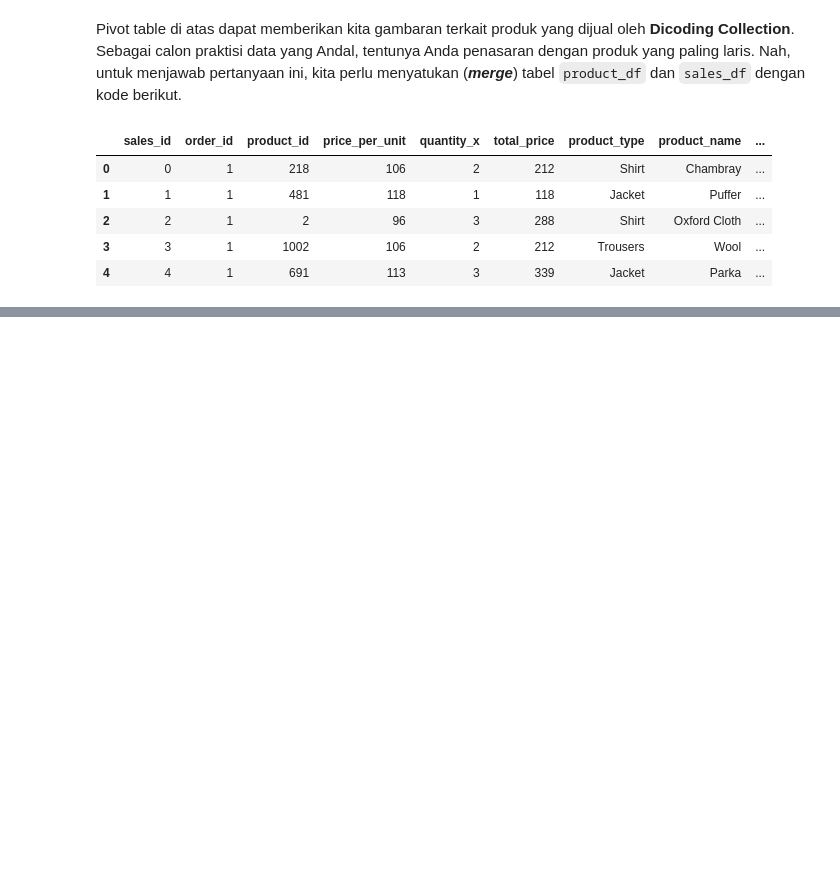
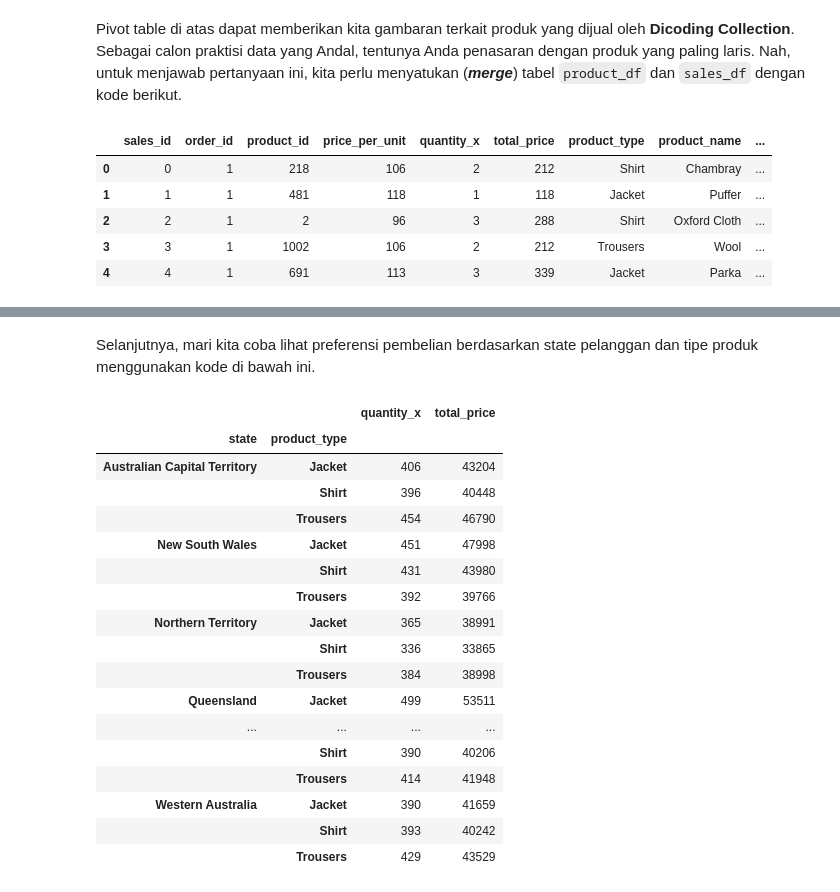
Before and after one commit to LatiefDataVisionary/data-analyst-with-python-dicoding, a Jupyter notebook: LatExploratoryDataAnalysisDicoding.ipynb, the cells around one changed output, grey strips where cells are left out. Cells and saved outputs as stored; diff of their text form; code cells hidden in the pictures; blank space fills up the shorter version.

```diff
--- a/LatExploratoryDataAnalysisDicoding.ipynb
+++ b/LatExploratoryDataAnalysisDicoding.ipynb
@@ -975,0 +1029,9 @@ sales_product_df.head()
+# %%
+all_df = pd.merge(
+    left=sales_product_df,
+    right=orders_customers_df,
+    how="left",
+    left_on="order_id",
+    right_on="order_id"
+)
+all_df.head()
@@ -975,0 +1046,26 @@ sales_product_df.head()
+# %% [markdown]
+Selanjutnya, mari kita coba lihat preferensi pembelian berdasarkan state pelanggan dan tipe produk menggunakan kode di bawah ini.
+# %%
+all_df.groupby(by=["state", "product_type"]).agg({
+    "quantity_x": "sum",
+    "total_price": "sum"
+})
+# %% [output]
+|  |  | quantity_x | total_price |
+| state | product_type |  |  |
+| Australian Capital Territory | Jacket | 406 | 43204 |
+|  | Shirt | 396 | 40448 |
+|  | Trousers | 454 | 46790 |
+| New South Wales | Jacket | 451 | 47998 |
+|  | Shirt | 431 | 43980 |
+|  | Trousers | 392 | 39766 |
+| Northern Territory | Jacket | 365 | 38991 |
+|  | Shirt | 336 | 33865 |
+|  | Trousers | 384 | 38998 |
+| Queensland | Jacket | 499 | 53511 |
+| ... | ... | ... | ... |
+|  | Shirt | 390 | 40206 |
+|  | Trousers | 414 | 41948 |
+| Western Australia | Jacket | 390 | 41659 |
+|  | Shirt | 393 | 40242 |
+|  | Trousers | 429 | 43529 |
```
Also changed, not shown: parts of 14 cells of this notebook.
